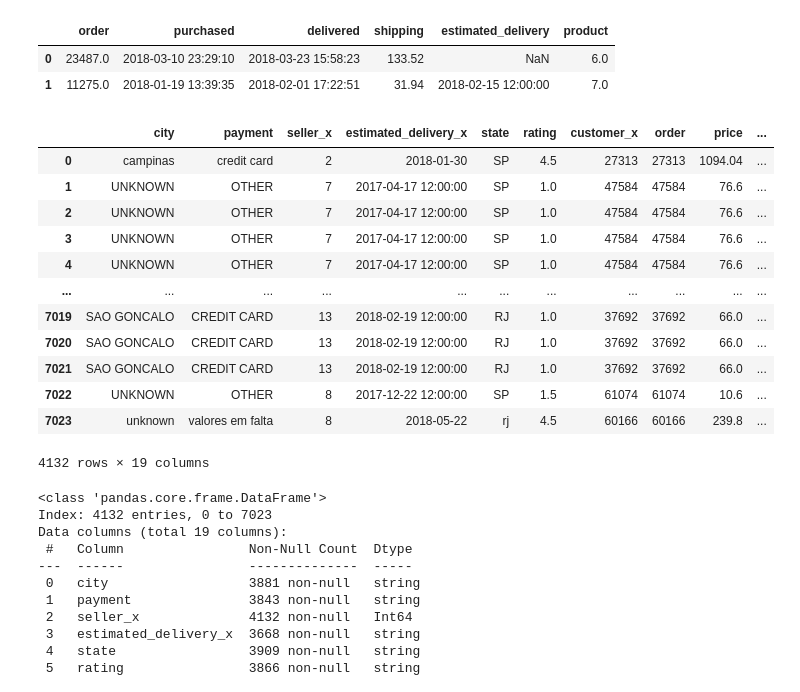
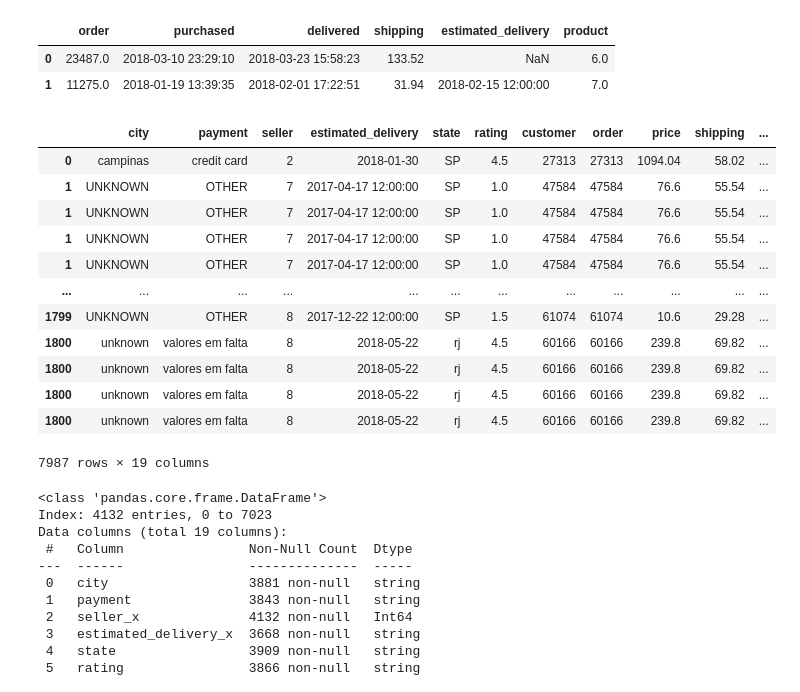
Before and after one commit to julvc/python_diplo, a Jupyter notebook: Julio_Varas_MP1.ipynb, the cells around one changed output. Cells and saved outputs as stored; diff of their text form; code cells hidden in the pictures.

Commit message:
Se vuelve a corregir JOIN y se elimina el MERGE cuando se unen las tablas

```diff
--- a/Julio_Varas_MP1.ipynb
+++ b/Julio_Varas_MP1.ipynb
@@ -104,25 +104,23 @@ delivery.head(2)
 | 0 | 23487.0 | 2018-03-10 23:29:10 | 2018-03-23 15:58:23 | 133.52 | NaN | 6.0 |
 | 1 | 11275.0 | 2018-01-19 13:39:35 | 2018-02-01 17:22:51 | 31.94 | 2018-02-15 12:00:00 | 7.0 |
 # %%
-df = pd.merge(order, product, on='order', how='inner').convert_dtypes()
-df = pd.merge(df,delivery, on='order', how='inner').convert_dtypes().drop_duplicates()
-#df = order.join(product.set_index('order'),lsuffix='_order', rsuffix='_product').convert_dtypes()
-#df = df.join(delivery.set_index('order'),lsuffix='_delivery', rsuffix='_order_product')
+df = order.join(product.set_index('order'),rsuffix='_product', on='order').convert_dtypes()
+df = df.join(delivery.set_index('order'),rsuffix='_delivery', on='order')
 df
 # %% [output]
-|  | city | payment | seller_x | estimated_delivery_x | state | rating | customer_x | order | price | ... |
-| 0 | campinas | credit card | 2 | 2018-01-30 | SP | 4.5 | 27313 | 27313 | 1094.04 | ... |
-| 1 | UNKNOWN | OTHER | 7 | 2017-04-17 12:00:00 | SP | 1.0 | 47584 | 47584 | 76.6 | ... |
-| 2 | UNKNOWN | OTHER | 7 | 2017-04-17 12:00:00 | SP | 1.0 | 47584 | 47584 | 76.6 | ... |
-| 3 | UNKNOWN | OTHER | 7 | 2017-04-17 12:00:00 | SP | 1.0 | 47584 | 47584 | 76.6 | ... |
-| 4 | UNKNOWN | OTHER | 7 | 2017-04-17 12:00:00 | SP | 1.0 | 47584 | 47584 | 76.6 | ... |
-| ... | ... | ... | ... | ... | ... | ... | ... | ... | ... | ... |
-| 7019 | SAO GONCALO | CREDIT CARD | 13 | 2018-02-19 12:00:00 | RJ | 1.0 | 37692 | 37692 | 66.0 | ... |
-| 7020 | SAO GONCALO | CREDIT CARD | 13 | 2018-02-19 12:00:00 | RJ | 1.0 | 37692 | 37692 | 66.0 | ... |
-| 7021 | SAO GONCALO | CREDIT CARD | 13 | 2018-02-19 12:00:00 | RJ | 1.0 | 37692 | 37692 | 66.0 | ... |
-| 7022 | UNKNOWN | OTHER | 8 | 2017-12-22 12:00:00 | SP | 1.5 | 61074 | 61074 | 10.6 | ... |
-| 7023 | unknown | valores em falta | 8 | 2018-05-22 | rj | 4.5 | 60166 | 60166 | 239.8 | ... |
+|  | city | payment | seller | estimated_delivery | state | rating | customer | order | price | shipping | ... |
+| 0 | campinas | credit card | 2 | 2018-01-30 | SP | 4.5 | 27313 | 27313 | 1094.04 | 58.02 | ... |
+| 1 | UNKNOWN | OTHER | 7 | 2017-04-17 12:00:00 | SP | 1.0 | 47584 | 47584 | 76.6 | 55.54 | ... |
+| 1 | UNKNOWN | OTHER | 7 | 2017-04-17 12:00:00 | SP | 1.0 | 47584 | 47584 | 76.6 | 55.54 | ... |
+| 1 | UNKNOWN | OTHER | 7 | 2017-04-17 12:00:00 | SP | 1.0 | 47584 | 47584 | 76.6 | 55.54 | ... |
+| 1 | UNKNOWN | OTHER | 7 | 2017-04-17 12:00:00 | SP | 1.0 | 47584 | 47584 | 76.6 | 55.54 | ... |
+| ... | ... | ... | ... | ... | ... | ... | ... | ... | ... | ... | ... |
+| 1799 | UNKNOWN | OTHER | 8 | 2017-12-22 12:00:00 | SP | 1.5 | 61074 | 61074 | 10.6 | 29.28 | ... |
+| 1800 | unknown | valores em falta | 8 | 2018-05-22 | rj | 4.5 | 60166 | 60166 | 239.8 | 69.82 | ... |
+| 1800 | unknown | valores em falta | 8 | 2018-05-22 | rj | 4.5 | 60166 | 60166 | 239.8 | 69.82 | ... |
+| 1800 | unknown | valores em falta | 8 | 2018-05-22 | rj | 4.5 | 60166 | 60166 | 239.8 | 69.82 | ... |
+| 1800 | unknown | valores em falta | 8 | 2018-05-22 | rj | 4.5 | 60166 | 60166 | 239.8 | 69.82 | ... |
-4132 rows × 19 columns
+7987 rows × 19 columns
 # %%
 df.info()
 # %% [output]
```
